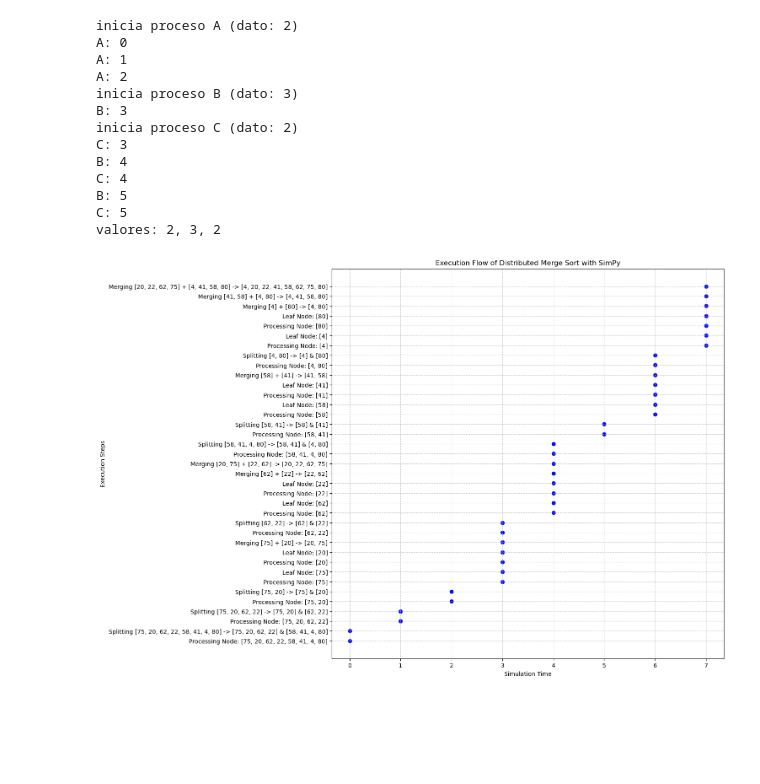
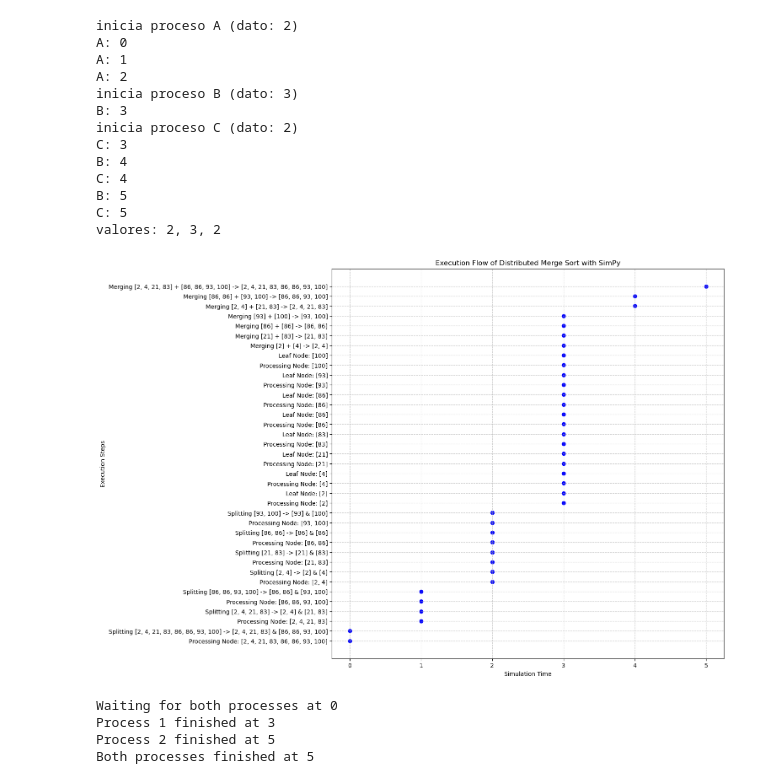
Before and after one commit to santiago861/Distributed-Computing, a Jupyter notebook: 1. Distributed Merge Sort/tests.ipynb, the cells around one changed output. Drawn from its saved outputs; the diff is of its cells as text; code cells hidden in the pictures; blank space fills up the shorter version.

Commit message:
distributed merged sort simulation completed

```diff
--- a/1. Distributed Merge Sort/tests.ipynb
+++ b/1. Distributed Merge Sort/tests.ipynb
@@ -370,7 +370,6 @@ import random
 import simpy
 import math
 import matplotlib.pyplot as plt
-import networkx as nx
 
 # Registro de eventos para visualización
 execution_log = []
@@ -380,16 +379,15 @@ class Node:
         self.value = value  # Node value (array)
         self.children = 0  # Number of children nodes
         self.parent = None  # Parent node
-        self.received_merged_message = set()  # Merged messages received
 
 class Tree:
     def __init__(self, env, root_value=None):
         self.env = env
         self.root_value = Node(root_value) if root_value is not None else None
+        self.root_children = 2 if len(self.root_value.value) != 1 else 0
 
-    def generateNodes(self, node, depth=0, parent_id=None):
-        """Generates nodes in a distributed manner using SimPy."""
-        node_id = len(execution_log)
+    def generateNodes(self, node):
+        """Generates nodes in a truly distributed manner using SimPy."""
         execution_log.append((self.env.now, f"Processing Node: {node.value}"))
 
         if len(node.value) == 1:
@@ -403,18 +401,18 @@ class Tree:
         leftNode = Node(leftArr)
         rightNode = Node(rightArr)
 
-        leftNode.parent = node
-        rightNode.parent = node
-
+        leftNode.parent, rightNode.parent = node, node
         execution_log.append((self.env.now, f"Splitting {node.value} -> {leftArr} & {rightArr}"))
 
-        yield env.timeout(1) # Simulate delay for node processing
-        yield self.env.process(self.generateNodes(leftNode, depth + 1, node_id))
-        yield self.env.process(self.generateNodes(rightNode, depth + 1, node_id))
+        yield self.env.timeout(1)  # Simulate delay for node processing
+        left_process = self.env.process(self.generateNodes(leftNode))
+        right_process = self.env.process(self.generateNodes(rightNode))
+        yield left_process & right_process
 
         merged_message = self.merge_messages(leftNode.value, rightNode.value)
         node.value = merged_message  # Store the sorted list in the parent node
         execution_log.append((self.env.now, f"Merging {leftNode.value} + {rightNode.value} -> {merged_message}"))
+        yield self.env.timeout(1)
 
     def merge_messages(self, message1, message2):
         """Merges two sorted subarrays."""
@@ -425,32 +423,59 @@ class Tree:
             if message1[i] < message2[j]:
                 merged.append(message1[i])
                 i += 1
             else:
                 merged.append(message2[j])
                 j += 1
 
         merged.extend(message1[i:])
         merged.extend(message2[j:])
         return merged
 
 # Initialize environment and tree
 env = simpy.Environment()
-arr = [random.randint(0, 100) for _ in range(8)]  # Use smaller numbers for clarity
+arr = sorted([random.randint(0, 100) for _ in range(8)])  # Sorted array for clear visualization
 tree = Tree(env, arr)
 env.process(tree.generateNodes(tree.root_value))
 
 # Run simulation
 env.run()
 
 # Visualizing the Execution Flow
 times, events = zip(*execution_log)
 plt.figure(figsize=(12, 12))
 plt.scatter(times, range(len(events)), color="blue")
 plt.yticks(range(len(events)), events, fontsize=10)
 plt.xlabel("Simulation Time")
 plt.ylabel("Execution Steps")
 plt.title("Execution Flow of Distributed Merge Sort with SimPy")
 plt.grid(True, linestyle="--", alpha=0.6)
 plt.show()
 # %% [output]
-[figure, old version]
+[figure, new version]
+# %%
+import simpy
+
+def process_1(env):
+    yield env.timeout(3)
+    print(f"Process 1 finished at {env.now}")
+
+def process_2(env):
+    yield env.timeout(5)
+    print(f"Process 2 finished at {env.now}")
+
+def main_process(env):
+    p1 = env.process(process_1(env))
+    p2 = env.process(process_2(env))
+
+    print(f"Waiting for both processes at {env.now}")
+    yield p1 & p2  # Espera a que ambos terminen
+    print(f"Both processes finished at {env.now}")
+
+env = simpy.Environment()
+env.process(main_process(env))
+env.run()
+# %% [output]
+Waiting for both processes at 0
+Process 1 finished at 3
+Process 2 finished at 5
+Both processes finished at 5
```
Also changed, not shown: 1 other file.
